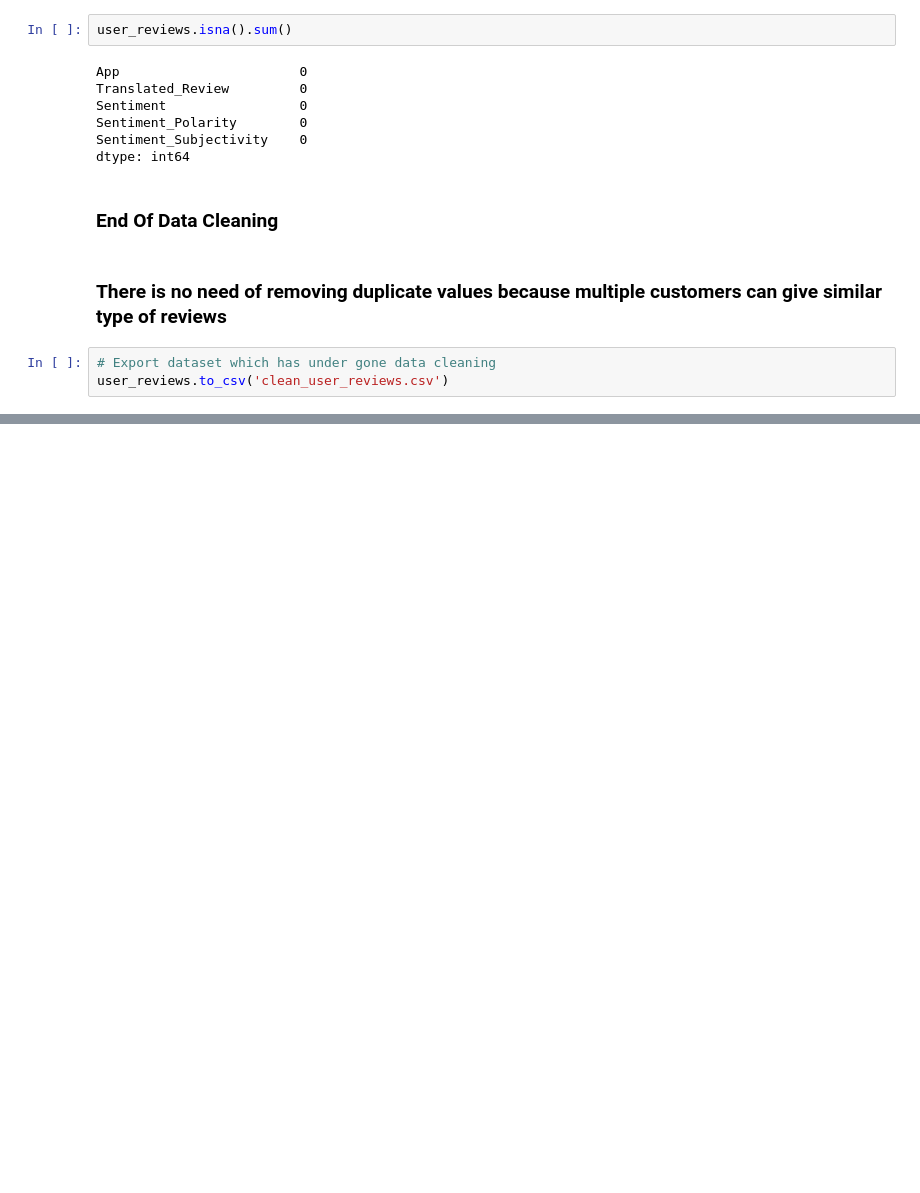
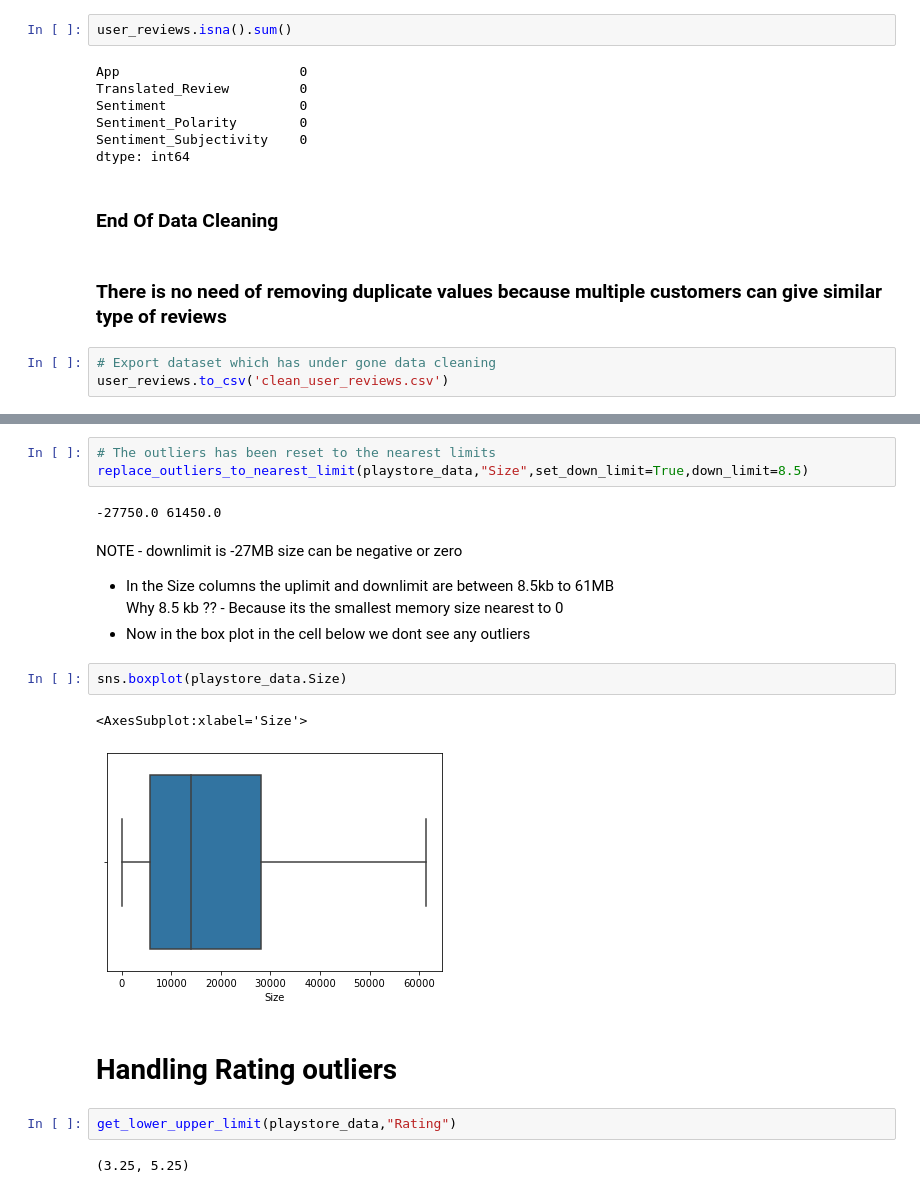
Before and after one commit to MIlanJP/project-eda, a Jupyter notebook: Play Store App Review Analysis - Capstone Project.ipynb, the cells around one changed output, grey strips where cells are left out. Saved outputs shown, nothing was run; the diff lists cells and outputs as text; blank space fills up the shorter version.

```diff
--- a/Play Store App Review Analysis - Capstone Project.ipynb
+++ b/Play Store App Review Analysis - Capstone Project.ipynb
@@ -805,0 +912,21 @@ user_reviews.to_csv('clean_user_reviews.csv')
+# %%
+# The outliers has been reset to the nearest limits
+replace_outliers_to_nearest_limit(playstore_data,"Size",set_down_limit=True,down_limit=8.5)
+# %% [output]
+-27750.0 61450.0
+# %% [markdown]
+NOTE - downlimit is -27MB size can be negative or zero
+- In the Size columns the uplimit and downlimit are between 8.5kb to 61MB <br>
+ Why 8.5 kb ?? - Because its the smallest memory size nearest to 0
+- Now in the box plot in the cell below we dont see any outliers
+# %%
+sns.boxplot(playstore_data.Size)
+# %% [output]
+<AxesSubplot:xlabel='Size'>
+[figure, added]
+# %% [markdown]
+# Handling Rating outliers
+# %%
+get_lower_upper_limit(playstore_data,"Rating")
+# %% [output]
+(3.25, 5.25)
```
Also changed, not shown: parts of 30 cells of this notebook, 1 other file.
